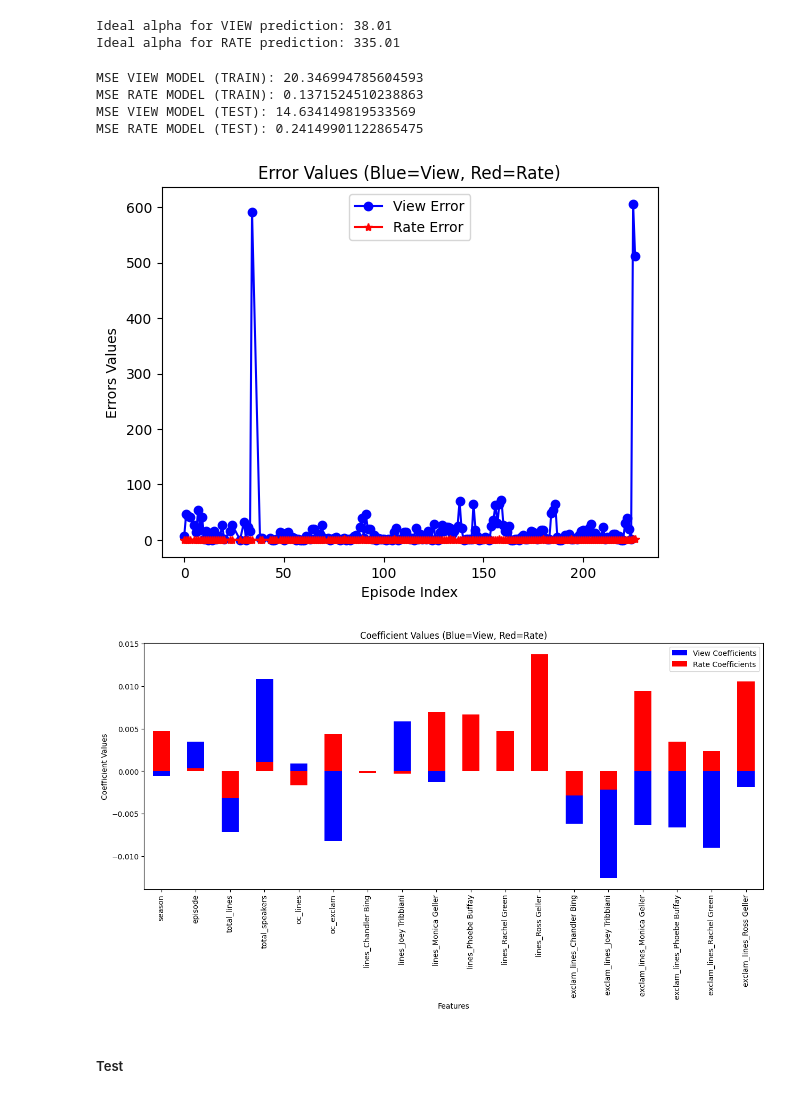
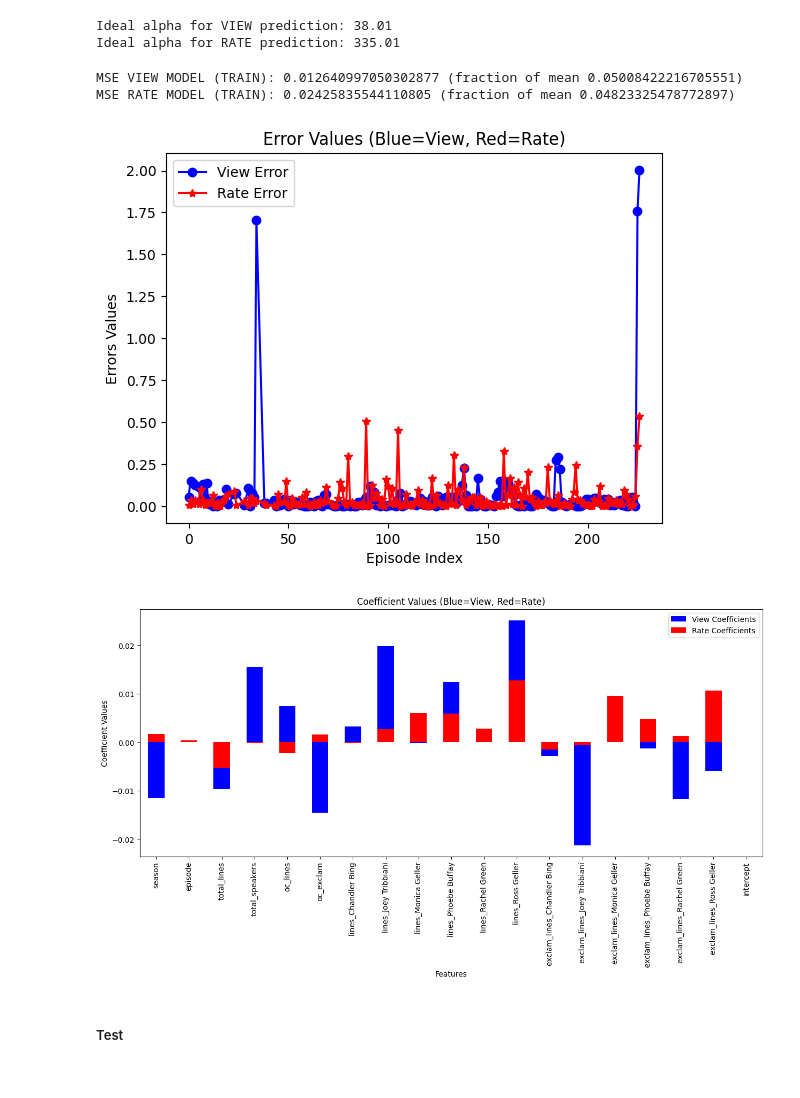
Before and after one commit to OMacgowan/episode_rating_predictor, a Jupyter notebook: main.ipynb, the cells around one changed output. Drawn from its saved outputs; the diff is of its cells as text; code cells hidden in the pictures.

```diff
--- a/main.ipynb
+++ b/main.ipynb
@@ -285,10 +283,10 @@ It seems that the hypothesis was correct. Episodes with more exclamatory speech
 # Separate features and target variables, and normalize
 x_cols = joined_table_final.drop(["us_views_millions", "imdb_rating"], axis=1)
 
-normalized_y_views = pd.Series(joined_table_final['us_views_millions'])
-# normalized_y_views = normalized_y_views/normalized_y_views.mean()
+normalized_y_views = normalize_column(pd.Series(joined_table_final['us_views_millions']))
 
-normalized_y_rating = pd.Series(joined_table_final['imdb_rating'])
+
+normalized_y_rating = normalize_column(pd.Series(joined_table_final['imdb_rating']))
 # normalized_y_rating = normalized_y_rating/normalized_y_rating.mean()
 
 # Split data used for VIEW, RATING prediction
@@ -323,36 +321,34 @@ Ideal alpha for RATE prediction: 335.01
 # %%
 
 #Training Model With Optimal Alpha, for VIEW, RATE
 model_for_view = Ridge(alpha=view_ideal_alpha)
 model_for_view = model_for_view.fit(X_train_view_scaled, y_train_view)
 model_for_rate = Ridge(alpha=rate_ideal_alpha)
 model_for_rate = model_for_rate.fit(X_train_rate_scaled, y_train_rate)
 
 #Printing Error (TRAIN)
-print(f'MSE VIEW MODEL (TRAIN): {sklm.mean_squared_error(y_train_view, model_for_view.predict(X_train_view_scaled))}')
-print(f'MSE RATE MODEL (TRAIN): {sklm.mean_squared_error(y_train_rate, model_for_rate.predict(X_train_rate_scaled))}')
+e1 = sklm.mean_squared_error(y_train_view, model_for_view.predict(X_train_view_scaled))
+print(f'MSE VIEW MODEL (TRAIN): {e1} (fraction of mean {e1/normalized_y_views.mean()})')
 
-#Printing Error: (TEST)
-print(f'MSE VIEW MODEL (TEST): {sklm.mean_squared_error(y_test_view, model_for_view.predict(X_test_view_scaled))}')
-print(f'MSE RATE MODEL (TEST): {sklm.mean_squared_error(y_test_rate, model_for_rate.predict(X_test_rate_scaled))}')
+e2 = sklm.mean_squared_error(y_train_rate, model_for_rate.predict(X_train_rate_scaled))
+print(f'MSE RATE MODEL (TRAIN): {e2} (fraction of mean {e2/normalized_y_rating.mean()})')
+
 
 #Plotting Error: (ON ALL - SQUARED ERROR)
-view_error = pd.Series((normalized_y_views - model_for_view.predict(scaler.fit_transform(x_cols)))**2)
-rate_error = pd.Series((normalized_y_rating - model_for_rate.predict(scaler.fit_transform(x_cols)))**2)
+view_error = pd.Series(((normalized_y_views - model_for_view.predict(scaler.fit_transform(x_cols)))**2)/normalized_y_views.mean())
+rate_error = pd.Series(((normalized_y_rating - model_for_rate.predict(scaler.fit_transform(x_cols)))**2)/normalized_y_rating.mean())
 
 view_error.plot( color='blue' , label='View Error', marker="o")
 rate_error.plot( color='red', label='Rate Error', marker="*")
 plt.xlabel('Episode Index')
 plt.ylabel('Errors Values')
 plt.title('Error Values (Blue=View, Red=Rate)')
 plt.legend()
 plt.show()
 # %% [output]
-MSE VIEW MODEL (TRAIN): 20.346994785604593
-MSE RATE MODEL (TRAIN): 0.1371524510238863
-MSE VIEW MODEL (TEST): 14.634149819533569
-MSE RATE MODEL (TEST): 0.24149901122865475
+MSE VIEW MODEL (TRAIN): 0.012640997050302877 (fraction of mean 0.05008422216705551)
+MSE RATE MODEL (TRAIN): 0.02425835544110805 (fraction of mean 0.04823325478772897)
-[figure, old version]
+[figure, new version]
 # %%
 #Saving Coefficients:
 view_coefficients = pd.Series(model_for_view.coef_, index=X_train_rate.columns)
@@ -368,7 +364,7 @@ plt.title('Coefficient Values (Blue=View, Red=Rate)')
 plt.legend()
 plt.show()
 # %% [output]
-[figure, old version]
+[figure, new version]
 # %% [markdown]
 ##### Test
 # %% [markdown]
```
Also changed, not shown: parts of 1 cell of this notebook.
